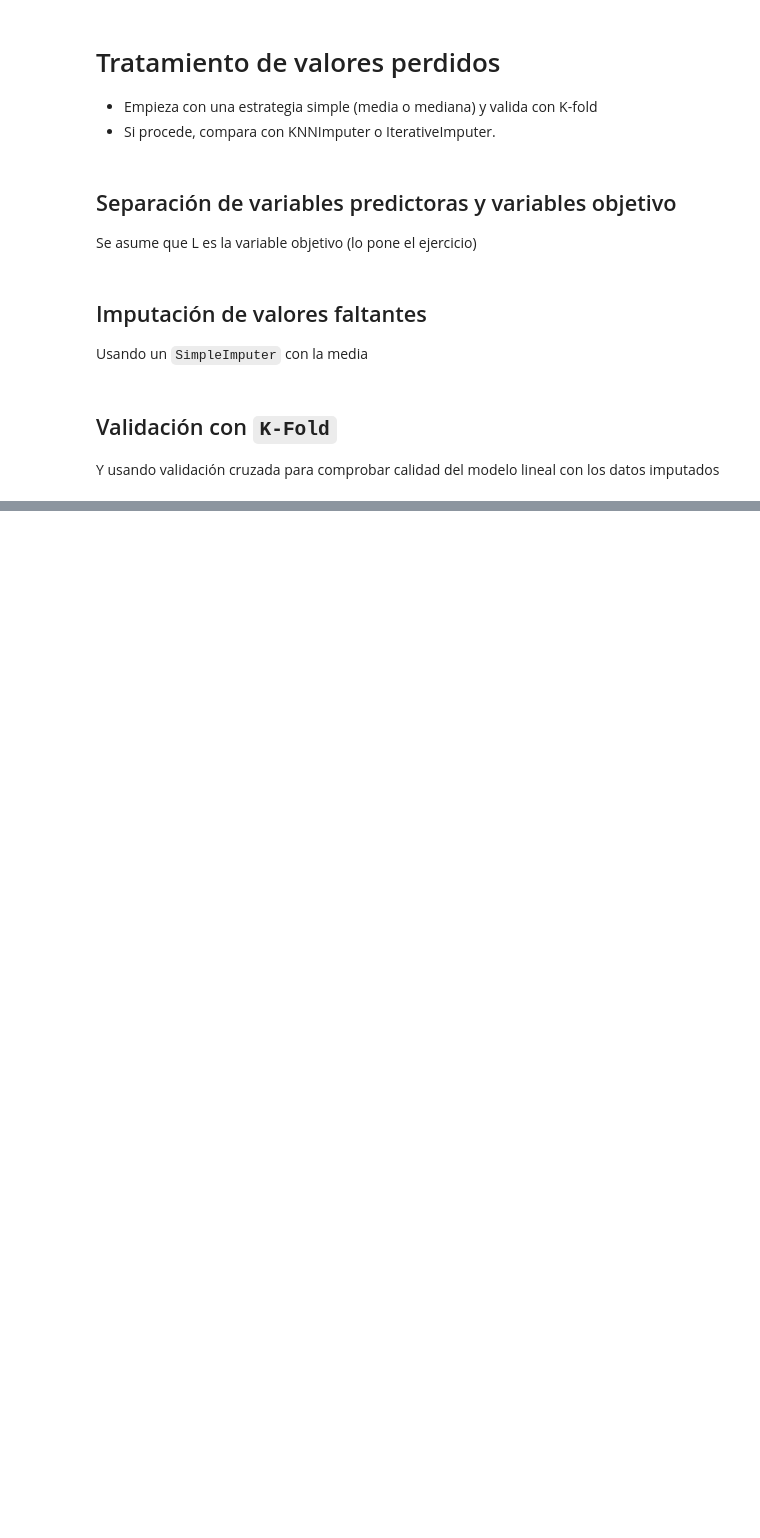
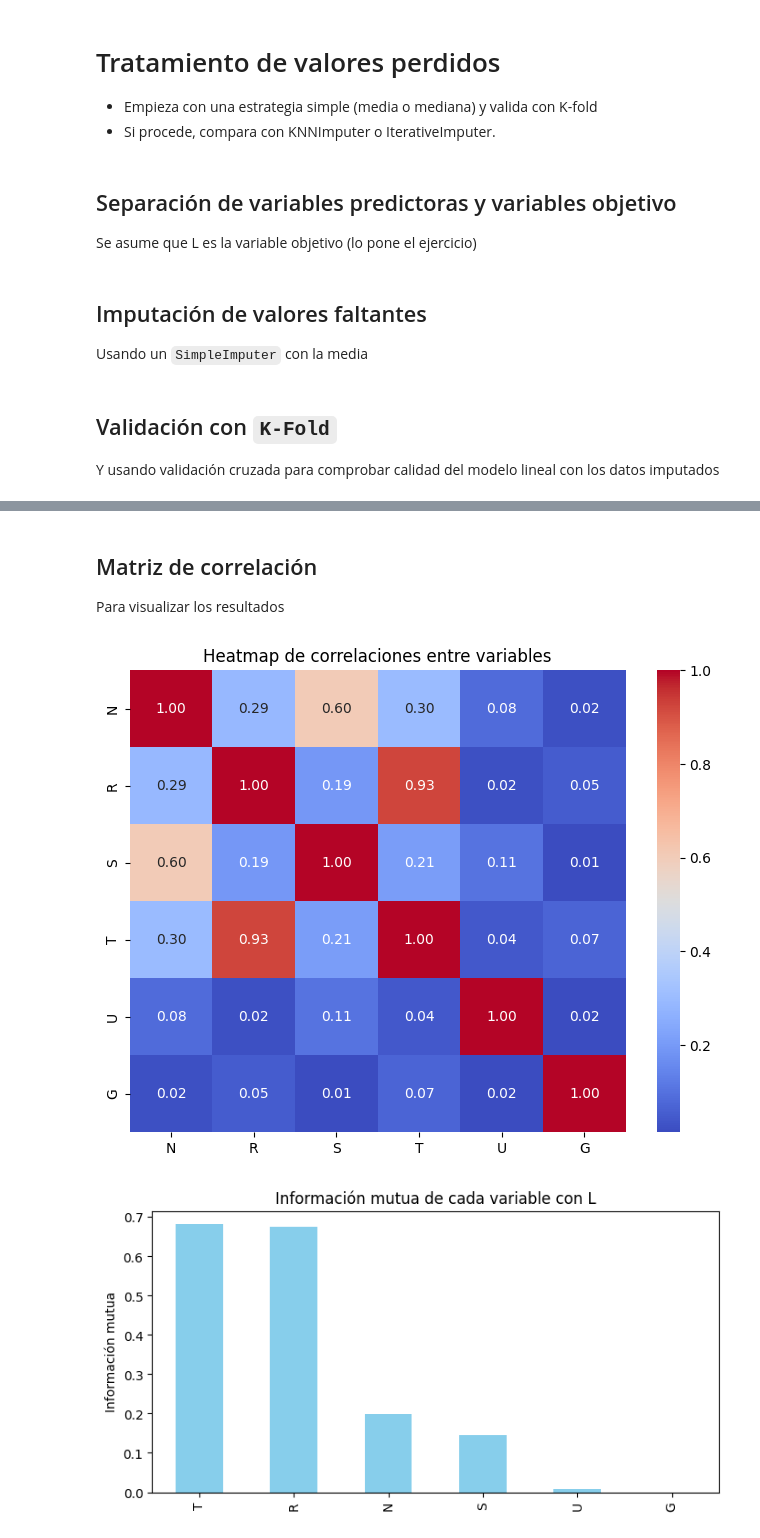
Before and after one commit to Samuels04/University, a Jupyter notebook: 4th Year/IntNeg/Práctica 3/Lab3.ipynb, the cells around one changed output, grey strips where cells are left out. Cells and saved outputs as stored; diff of their text form; code cells hidden in the pictures; blank space fills up the shorter version.

```diff
--- a/4th Year/IntNeg/Práctica 3/Lab3.ipynb
+++ b/4th Year/IntNeg/Práctica 3/Lab3.ipynb
@@ -336,7 +326,7 @@ plt.show()
 
 Se asume que L es la variable objetivo (lo pone el ejercicio)
 # %%
-X = df2[['N', 'R', 'S', 'T', 'U', 'G']]
+X = df2.drop(columns=['L'])
 y = df2['L']
 # %% [markdown]
 ## Imputación de valores faltantes
@@ -365,0 +358,11 @@ Media del R²: 0.656998275460171
+# %%
+from sklearn.impute import KNNImputer
+
+# Crear el imputer
+imputer_knn = KNNImputer(n_neighbors=5)  # puedes ajustar el número de vecinos
+
+# Aplicar al dataset
+X_knn = imputer_knn.fit_transform(X)
+
+# Convertir a DataFrame
+X_knn = pd.DataFrame(X_knn, columns=X.columns)
@@ -365,0 +382,2 @@ Media del R²: 0.656998275460171
+# %%
+X = pd.DataFrame(X_knn, columns=X.columns)
@@ -365,0 +510,10 @@ Media del R²: 0.656998275460171
+# %%
+# Calcular información mutua entre cada columna de X y y
+mi = mutual_info_regression(X, y, random_state=42)
+
+# Convertir a Serie para ordenarlas fácilmente
+mi_series = pd.Series(mi, index=X.columns)
+mi_series = mi_series.sort_values(ascending=False)
+
+print("Información mutua con L:")
+print(mi_series)
@@ -365,0 +529,21 @@ Media del R²: 0.656998275460171
+# %% [markdown]
+## Matriz de correlación
+Para visualizar los resultados
+# %%
+# Matriz de correlación absoluta
+corr_matrix = X.corr().abs()
+import seaborn as sns
+
+# Heatmap de correlaciones
+plt.figure(figsize=(8,6))
+sns.heatmap(corr_matrix, annot=True, fmt=".2f", cmap="coolwarm")
+plt.title("Heatmap de correlaciones entre variables")
+
+plt.figure(figsize=(8,4))
+mi_series.plot(kind='bar', color='skyblue')
+plt.title("Información mutua de cada variable con L")
+plt.ylabel("Información mutua")
+plt.show()
+# %% [output]
+[figure, added]
+[figure, added]
```
Also changed, not shown: parts of 38 cells of this notebook.
